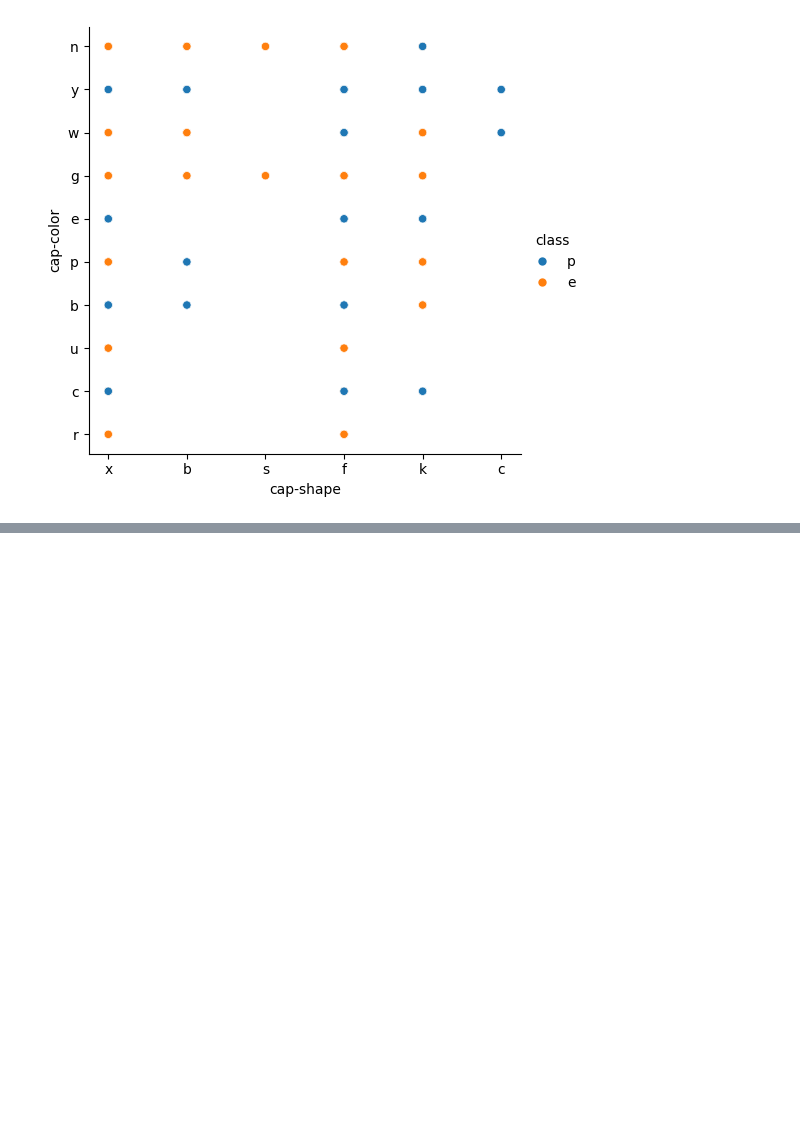
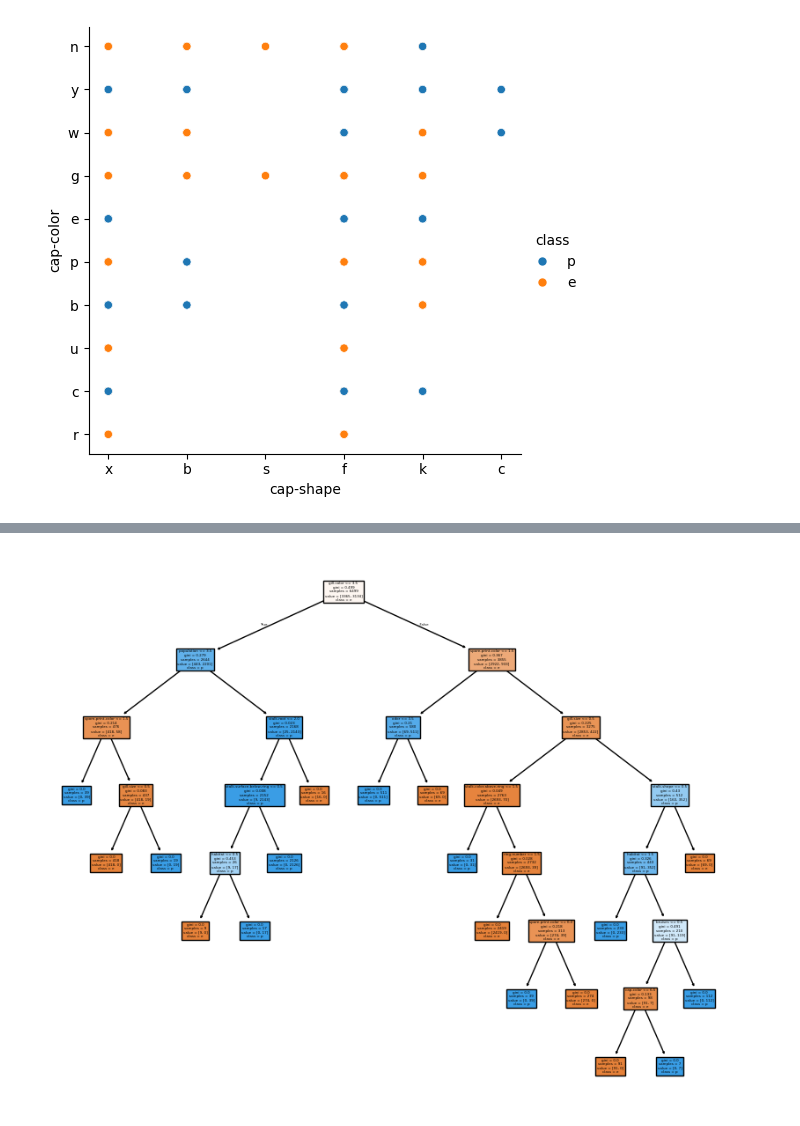
Before and after one commit to DocBrown85/data-analysis-with-python, a Jupyter notebook: classification-analysis/decision-tree/decision_tree_mushrooms.ipynb, the cells around one changed output, grey strips where cells are left out. Cells and saved outputs as stored; diff of their text form; code cells hidden in the pictures; blank space fills up the shorter version.

Commit message:
Fix dataset encoding by retaining label encoders

```diff
--- a/classification-analysis/decision-tree/decision_tree_mushrooms.ipynb
+++ b/classification-analysis/decision-tree/decision_tree_mushrooms.ipynb
@@ -111,0 +114,8 @@ sns.relplot(data = df, x = 'cap-shape', y = 'cap-color', hue = 'class')
+# %%
+encoders = {}
+for column in df.columns:
+    encoder = LabelEncoder()
+    encoders[column] = encoder
+    df[column] = encoder.fit_transform(df[column])
+
+df.head()
@@ -111,0 +132,5 @@ sns.relplot(data = df, x = 'cap-shape', y = 'cap-color', hue = 'class')
+# %%
+X = df.iloc[:, 2:]
+y = df["class"]
+
+X_train, X_test, y_train, y_test = train_test_split(X, y, test_size=0.2, random_state=42)
@@ -111,0 +139,3 @@ sns.relplot(data = df, x = 'cap-shape', y = 'cap-color', hue = 'class')
+# %%
+classifier = DecisionTreeClassifier()
+classifier.fit(X_train, y_train)
@@ -111,0 +195,10 @@ sns.relplot(data = df, x = 'cap-shape', y = 'cap-color', hue = 'class')
+# %%
+import matplotlib.pyplot as plt
+
+fig = plt.figure(figsize=(10,8))
+_ = tree.plot_tree(classifier,
+                   feature_names=X.columns,
+                   class_names=encoders["class"].inverse_transform(sorted(y.unique())),
+                   filled=True)
+# %% [output]
+[figure, added]
```
Also changed, not shown: parts of 18 cells of this notebook.
